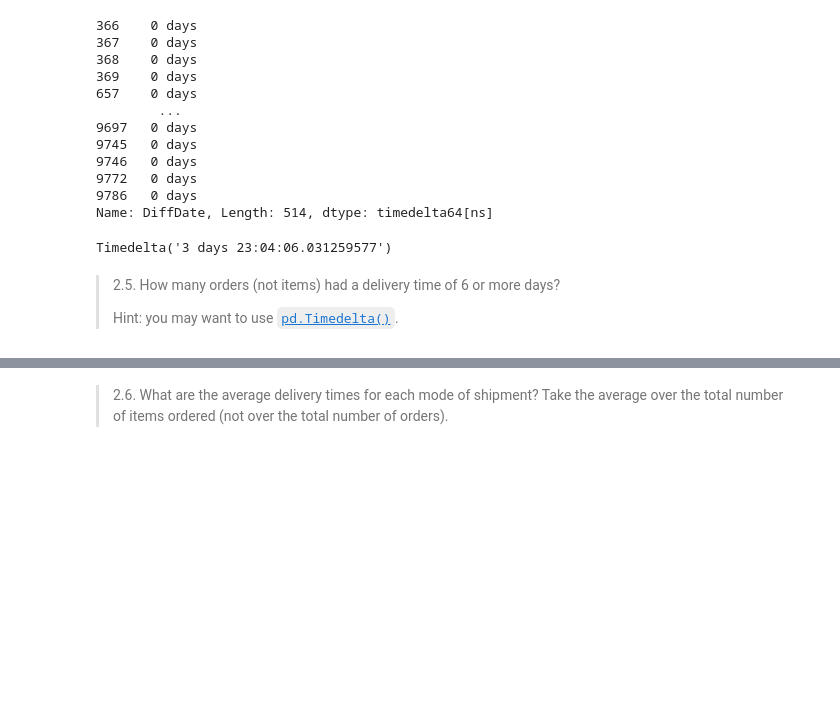
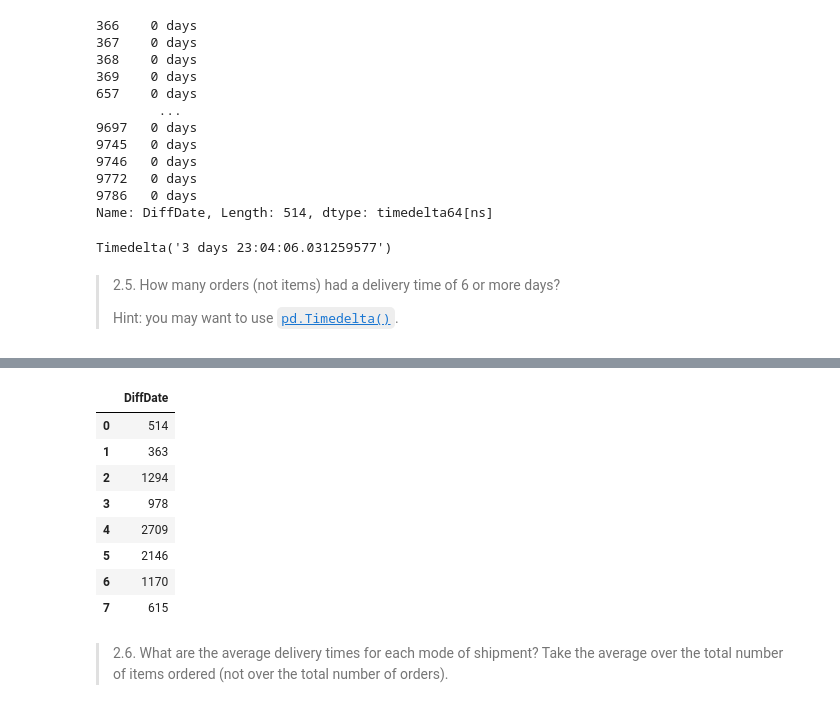
Before and after one commit to KsibiI/DM-ML---Assignment-1, a Jupyter notebook: Assignment1.ipynb, the cells around one changed output, grey strips where cells are left out. Saved outputs shown, nothing was run; the diff lists cells and outputs as text; code cells hidden in the pictures; blank space fills up the shorter version.

```diff
--- a/Assignment1.ipynb
+++ b/Assignment1.ipynb
@@ -430,3 +392,16 @@ df.loc[df["DiffDate"]>=6]
+# %%
+# YOUR CODE HERE
+df.groupby("DiffDate", as_index=False)["DiffDate"].count()
+# %% [output]
+|  | DiffDate |
+| 0 | 514 |
+| 1 | 363 |
+| 2 | 1294 |
+| 3 | 978 |
+| 4 | 2709 |
+| 5 | 2146 |
+| 6 | 1170 |
+| 7 | 615 |
 # %% [markdown]
 >2.6. What are the average delivery times for each mode of shipment? Take the average over the total number of items ordered (not over the total number of orders).
 # %%
```
Also changed, not shown: parts of 6 cells of this notebook.
